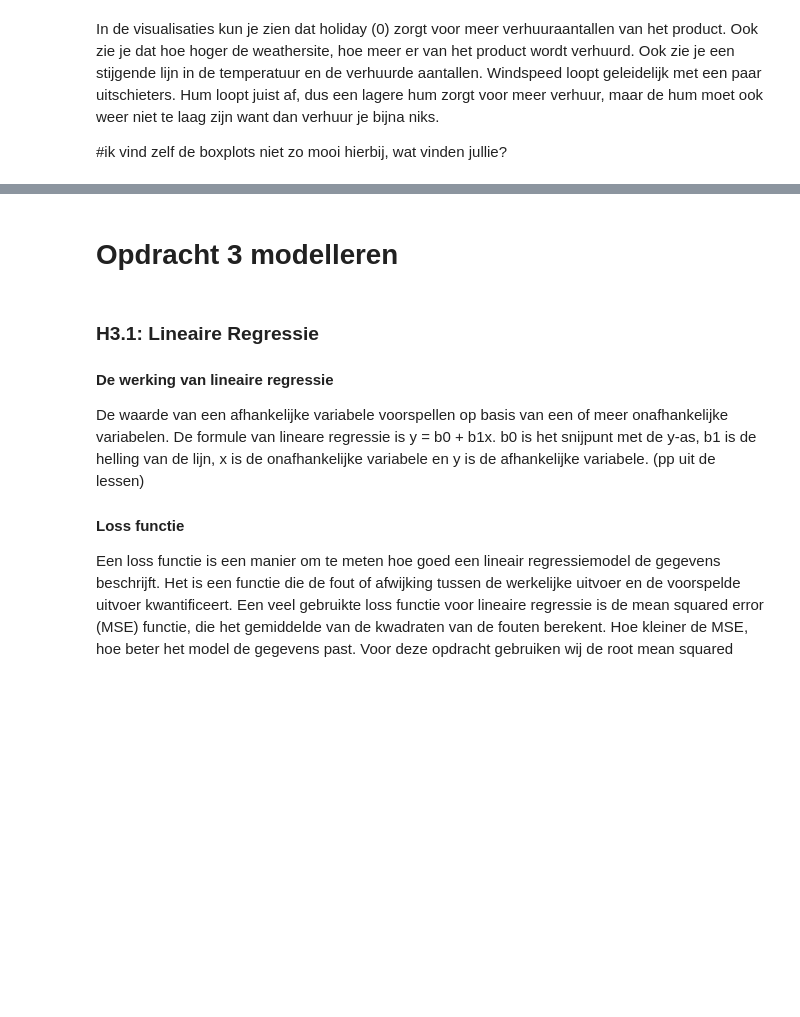
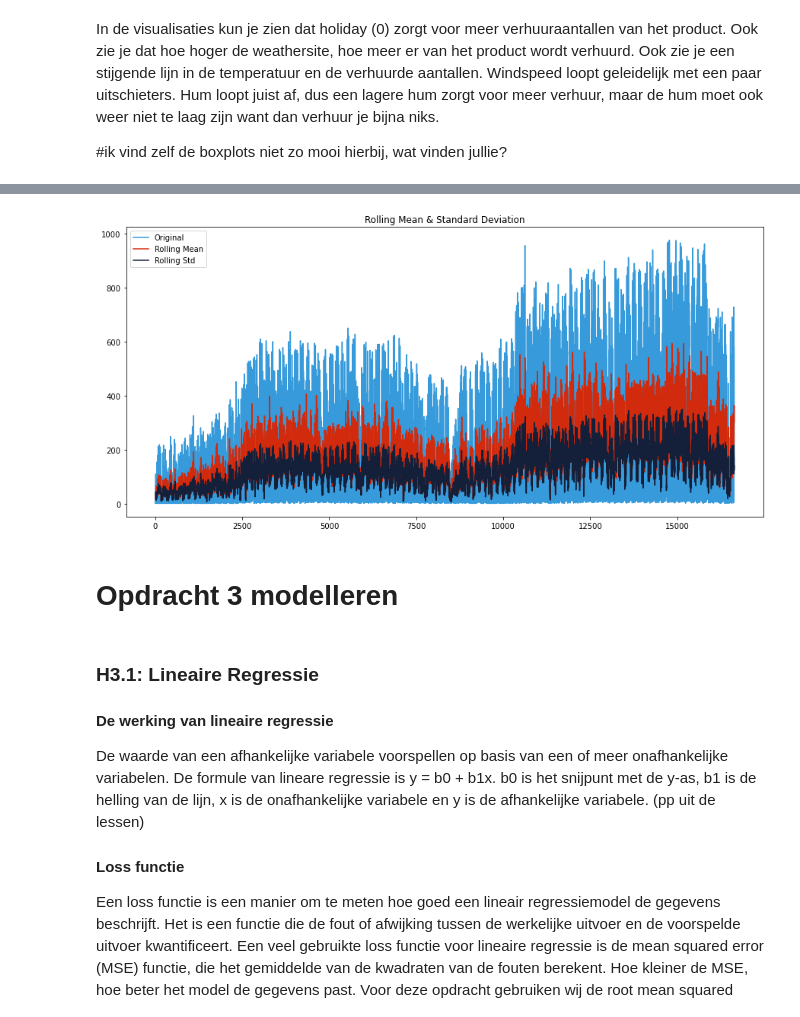
Before and after one commit to BJHeemskerk/MachineLearning, a Jupyter notebook: Verhuuraantallen/Opdracht 2.ipynb, the cells around one changed output, grey strips where cells are left out. Drawn from its saved outputs; the diff is of its cells as text; code cells hidden in the pictures; blank space fills up the shorter version.

```diff
--- a/Verhuuraantallen/Opdracht 2.ipynb
+++ b/Verhuuraantallen/Opdracht 2.ipynb
@@ -282,6 +303,21 @@ None
 ... (9 outputs left out)
-# %% [markdown]
-# Opdracht 3 modelleren
+# %%
+#Determine rolling statistics
+df_train["rolling_avg"] = df_train["cnt"].rolling(window=12).mean() #window size 12 denotes 12 months, giving rolling mean at yearly level
+df_train["rolling_std"] = df_train["cnt"].rolling(window=12).std()
+
+#Plot rolling statistics
+plt.figure(figsize=(15,7))
+plt.plot(df_train["cnt"], color='#379BDB', label='Original')
+plt.plot(df_train["rolling_avg"], color='#D22A0D', label='Rolling Mean')
+plt.plot(df_train["rolling_std"], color='#142039', label='Rolling Std')
+plt.legend(loc='best')
+plt.title('Rolling Mean & Standard Deviation')
+plt.show(block=False)
+# %% [output]
+[figure, added]
+# %% [markdown]
+# Opdracht 3 modelleren
 # %%
 from sklearn.ensemble import RandomForestRegressor
 import datetime
```
Also changed, not shown: parts of 62 cells of this notebook.
